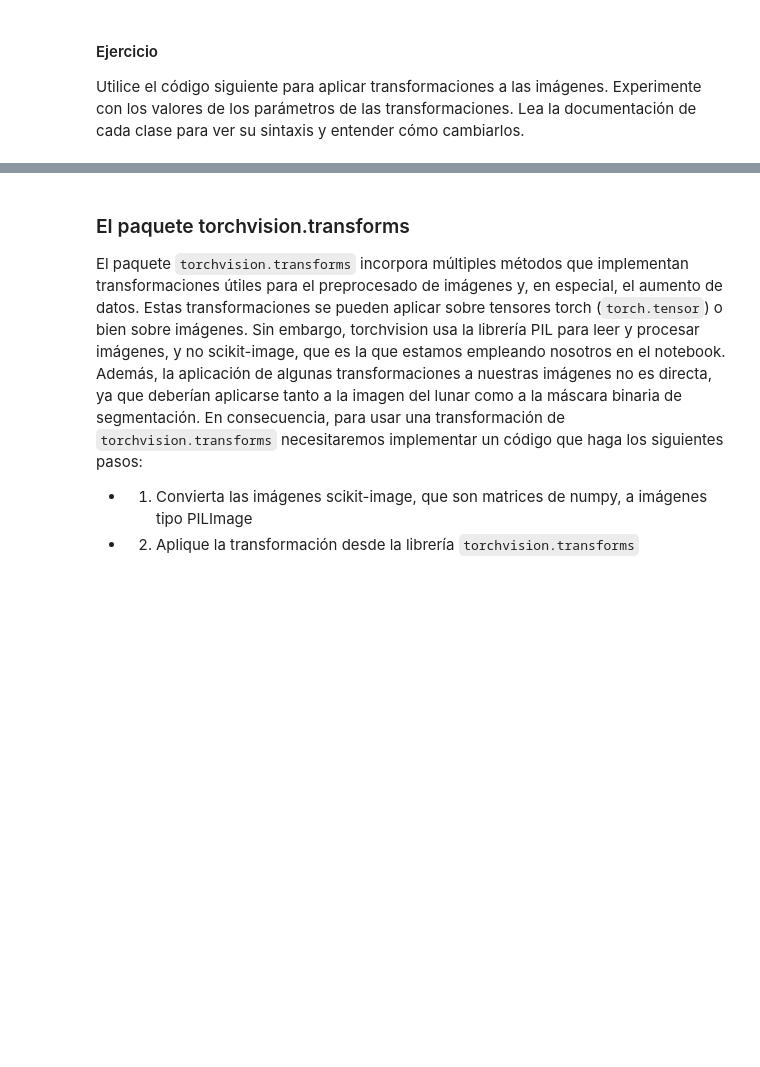
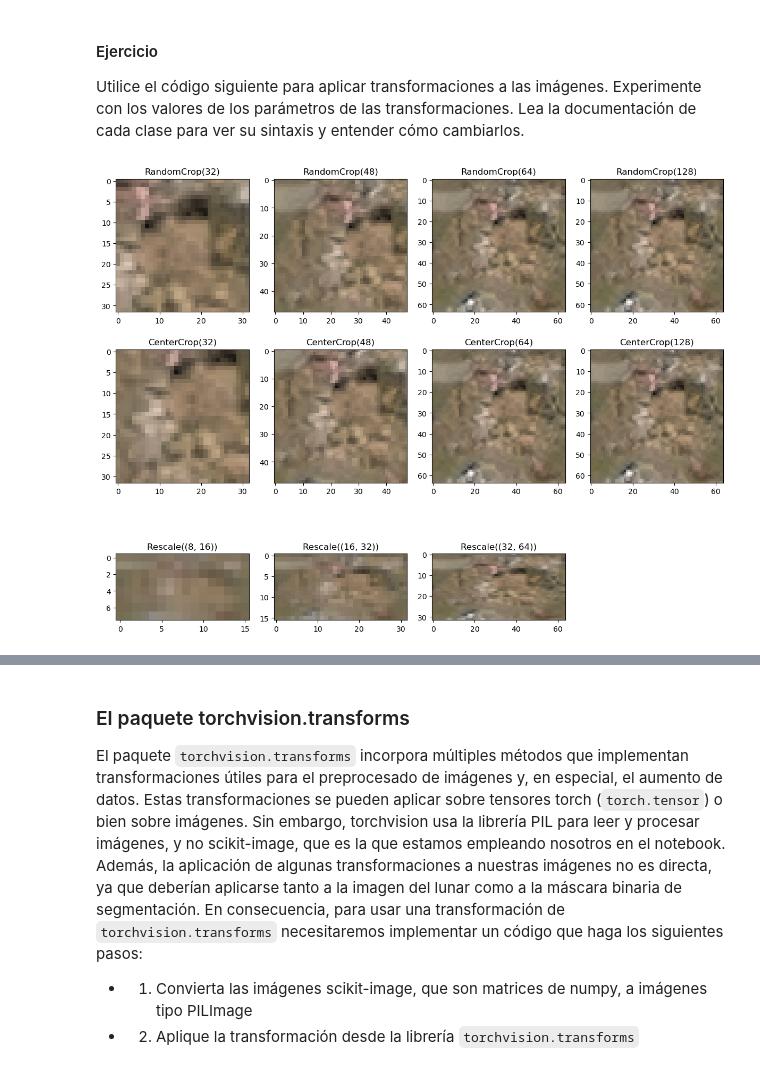
Before and after one commit to AMF064/APAI_2026, a Jupyter notebook: Practica_3/P2_Clasificacion_Imagenes_DNNs.ipynb, the cells around one changed output, grey strips where cells are left out. Saved outputs shown, nothing was run; the diff lists cells and outputs as text; code cells hidden in the pictures; blank space fills up the shorter version.

Commit message:
Data Augmentation

```diff
--- a/Practica_3/P2_Clasificacion_Imagenes_DNNs.ipynb
+++ b/Practica_3/P2_Clasificacion_Imagenes_DNNs.ipynb
@@ -360,6 +393,6 @@ En lugar de procesar imágenes enteras de 1024x1024 píxeles, esta clase localiz
 A continuación, instanciamos el dataset. (Asegúrate de cambiar `data_dir` por la ubicación real de tus datos).
 # %%
 # Instanciamos el dataset (modo evaluación para no aplicar aumentación y ver las imágenes reales)
-# Reemplaza 'data_dir' con tu ruta local
+# Reemplaza 'data_dir' con tu ruta local --->se reemplaza por la variable directorio de antes
 patch_size = 64
-train_dataset = xBDDataset('data/xBD_UC3M', ['train'], patch_size=patch_size)
+train_dataset = xBDDataset(directorio, ['train'], patch_size=patch_size)
@@ -642,28 +686,47 @@ class Normalize(object):
 Utilice el código siguiente para aplicar transformaciones a las imágenes. Experimente con los valores de los parámetros de las transformaciones. Lea la documentación de cada clase para ver su sintaxis y entender cómo cambiarlos.
 # %%
 ### Modify this code to make your experiments....
+#se aplicarán varios valores de parametros utilizando matrices de valores y bucles para cada transformcion
+#valores a probaar:
+
+crop_values = [32, 48, 64, 128]
+rescale_values = [(8,16), (16,32), (32,64)]
+
+param_values = [
+    crop_values,        # RandomCrop
+    crop_values,        # CenterCrop
+    rescale_values      # Rescale
+]
+
+
 transfms = [
-    RandomCrop(32),
-    CenterCrop(32),
-    Rescale((16,32)),
+    RandomCrop,
+    CenterCrop,
+    Rescale
     #Normalize([.485, .456, .406], [.229, .224, .225])
 ]
 
 # Apply each of the above transforms on sample.
-fig = plt.figure(figsize=(7,7))
+fig = plt.figure(figsize=(12,10)) #se modifica el valor de tamaño de figura para visualizar varios
 n = 100
 sample = train_dataset[n]
-ax = plt.subplot(3,2, 1)
-plt.tight_layout()
-ax.set_title('original')
-plt.imshow(sample['patch_post'])
+col = 1
+#ax = plt.subplot(3,2, 1)
+#plt.tight_layout()
+#ax.set_title('original')
+#plt.imshow(sample['patch_post'])
+for i, tsfrm in enumerate(transfms):
 
-for i, tsfrm in enumerate(transfms):
-    transformed_sample = tsfrm(sample)
+    for p in param_values[i]:
+        transformed_sample = tsfrm(p)(sample)
 
-    ax = plt.subplot(3, 2, i+2)
-    plt.tight_layout()
-    ax.set_title(type(tsfrm).__name__)
-    plt.imshow(transformed_sample['patch_post'])
+        ax = plt.subplot(3, 4, col)
+        plt.tight_layout()
+        ax.set_title(f"{tsfrm.__name__}({p})")
+        plt.imshow(transformed_sample['patch_post'])
+
+        col += 1
 
 plt.show()
+# %% [output]
+[figure, added]
```
Also changed, not shown: parts of 21 cells of this notebook.
